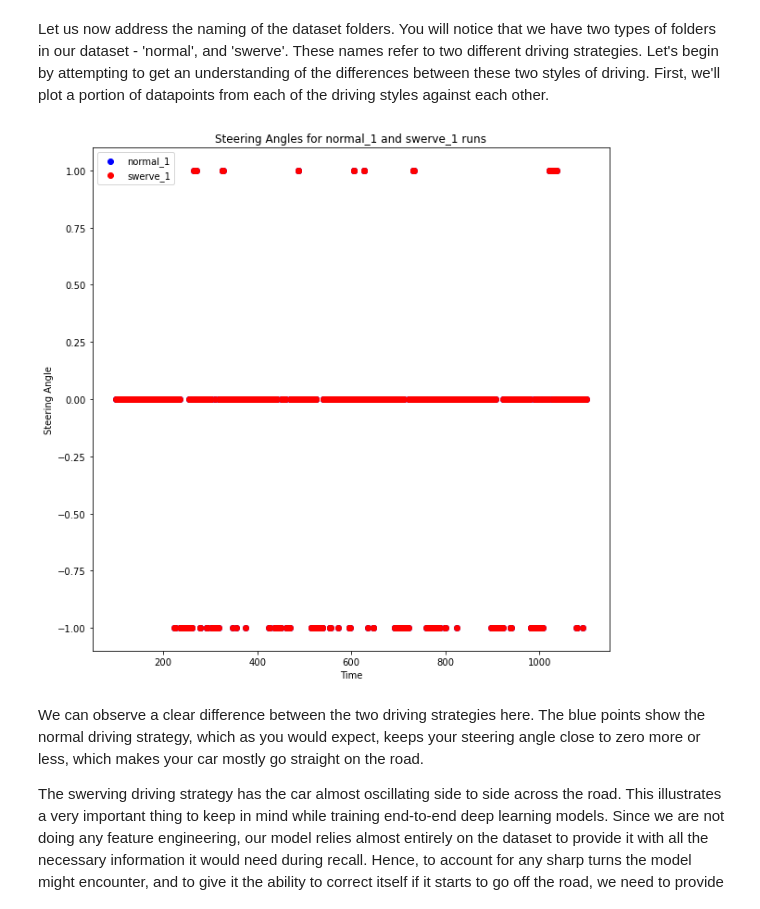
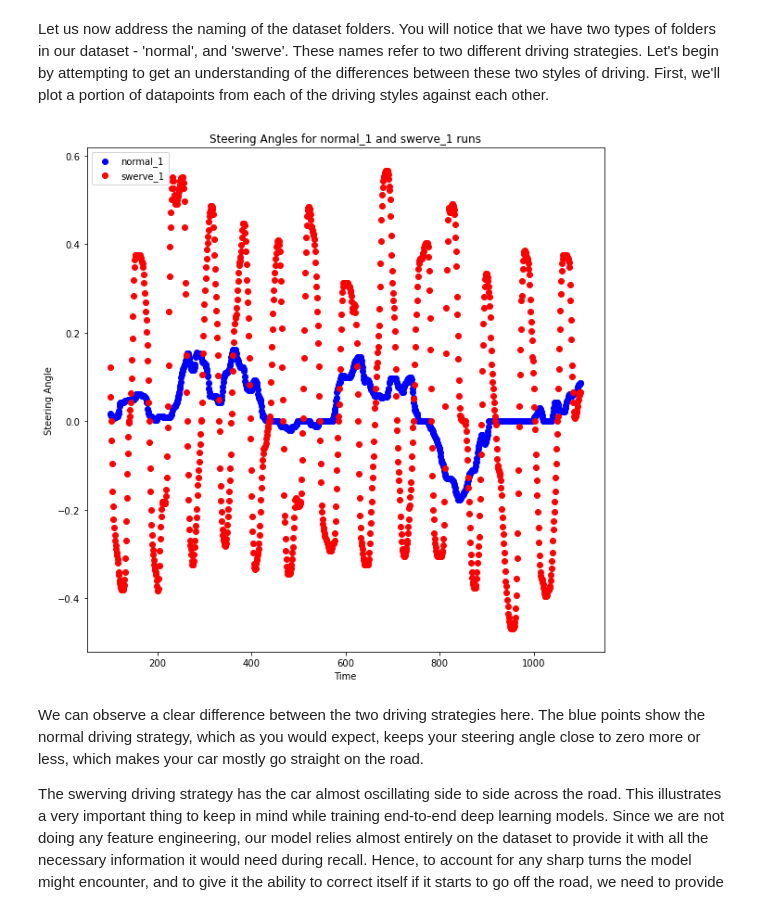
Before and after one commit to pptik/AirSim-End-To-End-Deep-Learning, a Jupyter notebook: DataExplorationAndPreparation.ipynb, the cells around one changed output. Cells and saved outputs as stored; diff of their text form; code cells hidden in the pictures.

```diff
--- a/DataExplorationAndPreparation.ipynb
+++ b/DataExplorationAndPreparation.ipynb
@@ -38,7 +38,7 @@ COOKED_DATA_DIR = 'data_cooked/'
 
 # The folders to search for data under RAW_DATA_DIR
 # For example, the first folder searched will be RAW_DATA_DIR/normal_1
-DATA_FOLDERS = ['2020-08-11-15-10-20']
+DATA_FOLDERS = ['normal_1', 'normal_2', 'normal_3', 'normal_4', 'normal_5', 'normal_6', 'swerve_1', 'swerve_2', 'swerve_3']
 
 # The size of the figures in this notebook
 FIGURE_SIZE = (10,10)
@@ -58,7 +58,7 @@ sample_tsv.head()
 # %% [markdown]
 This dataset contains our label, the steering angle. It also has the name of the image taken at the time the steering angle was recorded. Let's look at a sample image - 'img_0.png' inside the 'normal_1' folder (more on our folder naming style later).
 # %%
-sample_image_path = os.path.join(RAW_DATA_DIR, '2020-08-11-15-10-20/images/img_0_0_706103264169900.png')
+sample_image_path = os.path.join(RAW_DATA_DIR, 'normal_1/images/img_0.png')
 sample_image = Image.open(sample_image_path)
 plt.title('Sample Image')
 plt.imshow(sample_image)
@@ -127,23 +127,23 @@ Let us now address the naming of the dataset folders. You will notice that we ha
 # %%
 min_index = 100
 max_index = 1100
-steering_angles_normal_1 = dataset[dataset['Folder'].apply(lambda v: '2020-08-11-15-10-20' in v)]['Steering'][min_index:max_index]
-steering_angles_swerve_1 = dataset[dataset['Folder'].apply(lambda v: '2020-08-11-15-10-20' in v)]['Steering'][min_index:max_index]
+steering_angles_normal_1 = dataset[dataset['Folder'].apply(lambda v: 'normal_1' in v)]['Steering'][min_index:max_index]
+steering_angles_swerve_1 = dataset[dataset['Folder'].apply(lambda v: 'swerve_1' in v)]['Steering'][min_index:max_index]
 
 plot_index = [i for i in range(min_index, max_index, 1)]
 
 fig = plt.figure(figsize=FIGURE_SIZE)
 ax1 = fig.add_subplot(111)
 
 ax1.scatter(plot_index, steering_angles_normal_1, c='b', marker='o', label='normal_1')
 ax1.scatter(plot_index, steering_angles_swerve_1, c='r', marker='o', label='swerve_1')
 plt.legend(loc='upper left');
 plt.title('Steering Angles for normal_1 and swerve_1 runs')
 plt.xlabel('Time')
 plt.ylabel('Steering Angle')
 plt.show()
 # %% [output]
-[figure, old version]
+[figure, new version]
 # %% [markdown]
 We can observe a clear difference between the two driving strategies here. The blue points show the normal driving strategy, which as you would expect, keeps your steering angle close to zero more or less, which makes your car mostly go straight on the road.
 
```
Also changed, not shown: parts of 7 cells of this notebook, 3 other files.
